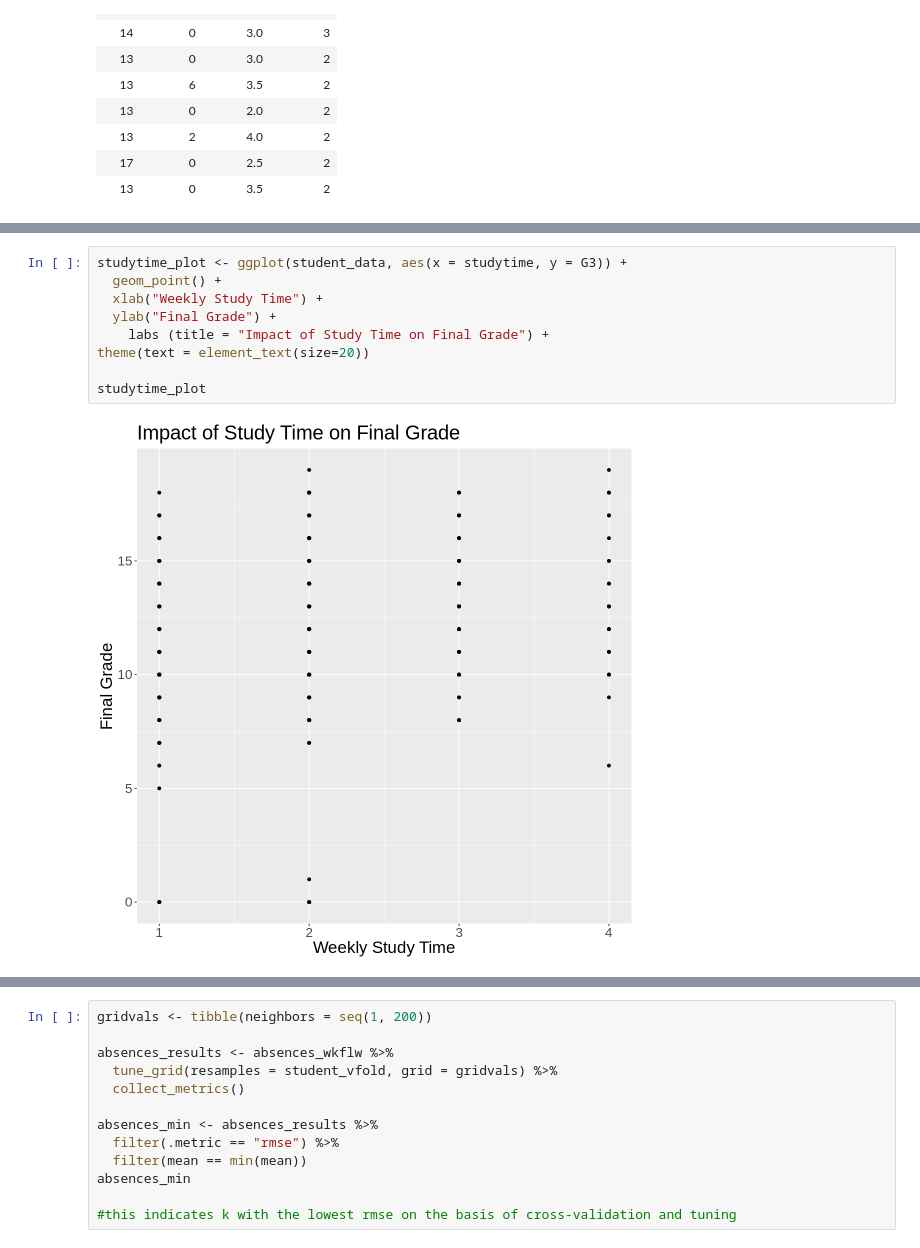
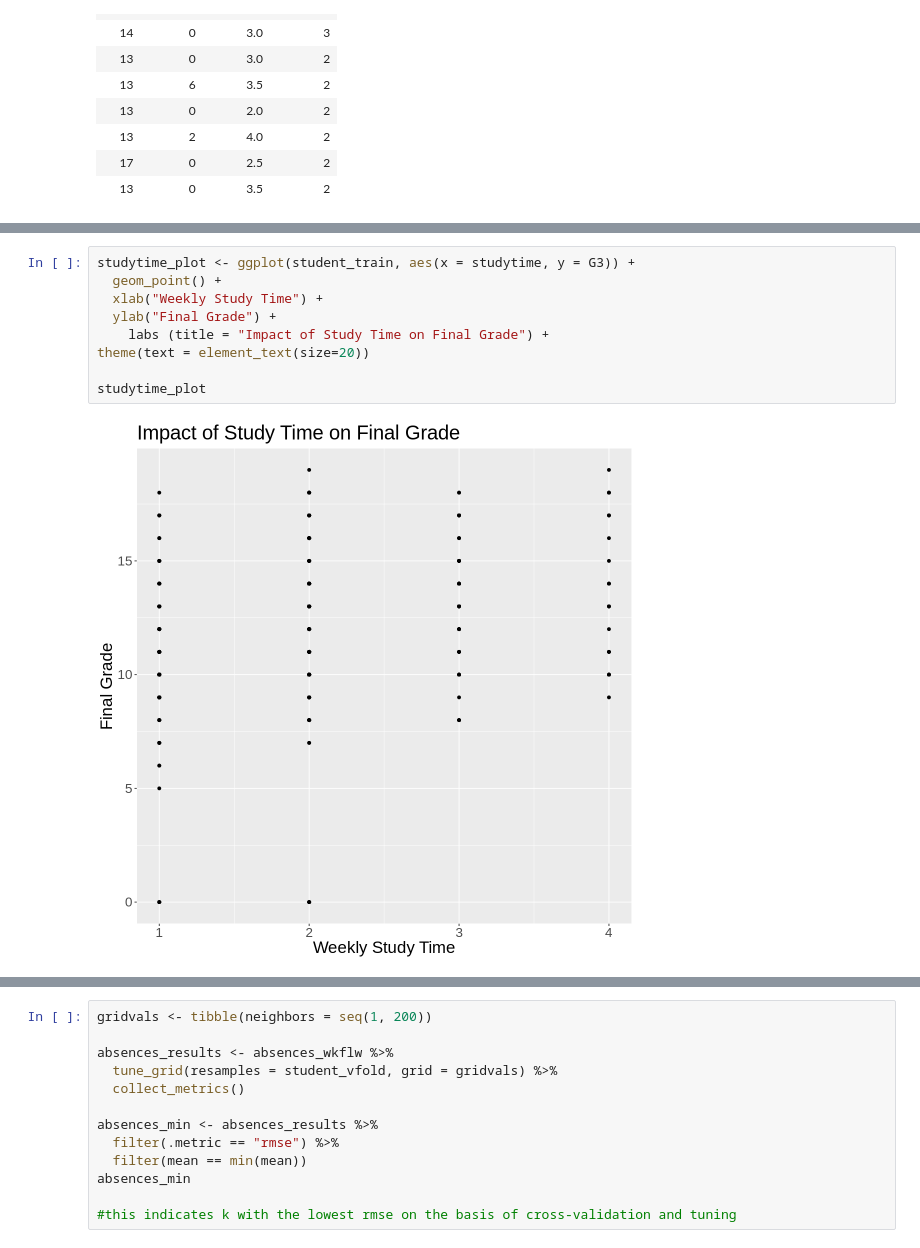
Before and after one commit to jsonthany/dsci_100_project, a Jupyter notebook: project_report.ipynb, the cells around one changed output, grey strips where cells are left out. Saved outputs shown, nothing was run; the diff lists cells and outputs as text.

```diff
--- a/project_report.ipynb
+++ b/project_report.ipynb
@@ -115,12 +196,12 @@ parent_ed_plot
 # %%
-studytime_plot <- ggplot(student_data, aes(x = studytime, y = G3)) +
+studytime_plot <- ggplot(student_train, aes(x = studytime, y = G3)) +
   geom_point() +
   xlab("Weekly Study Time") +
   ylab("Final Grade") +
     labs (title = "Impact of Study Time on Final Grade") +
 theme(text = element_text(size=20))
 
 studytime_plot
 # %% [output]
-[figure, old version]
+[figure, new version]
 # %%
```
Also changed, not shown: parts of 15 cells of this notebook.
